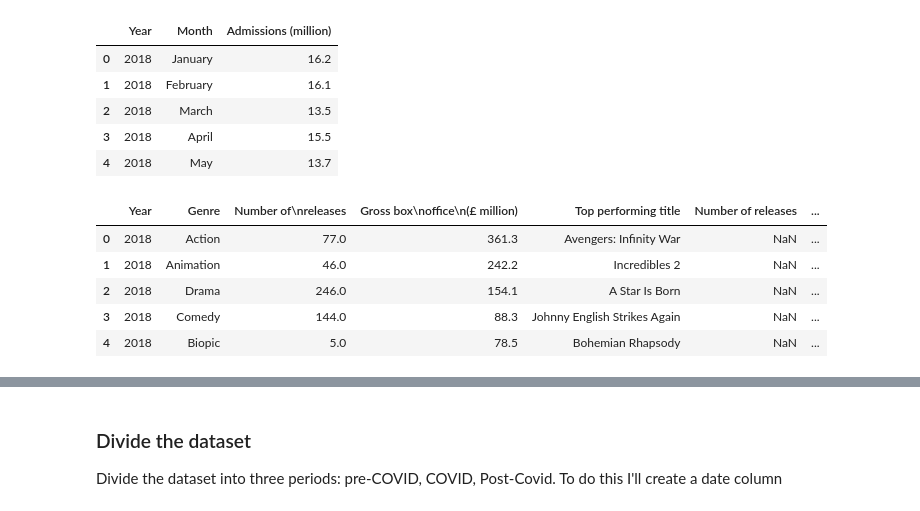
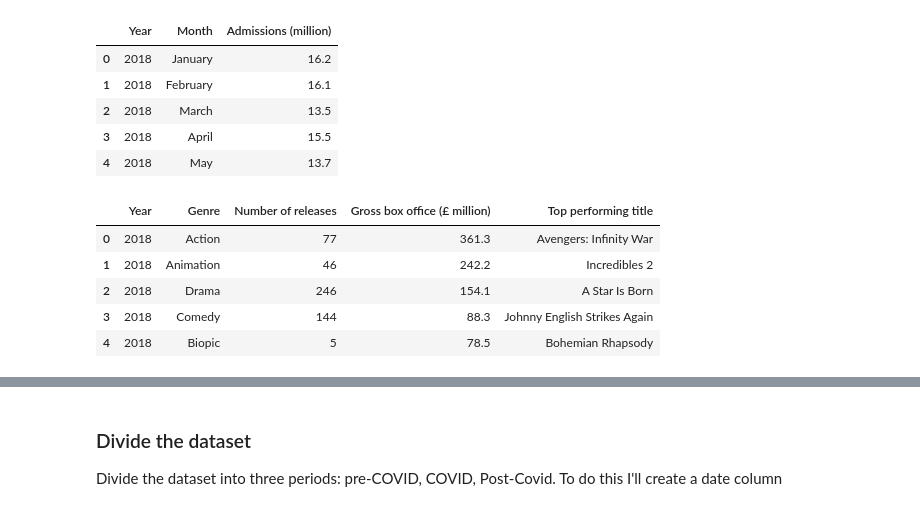
Before and after one commit to AJ-Horch/grounded_data_analyst, a Jupyter notebook: analsying_moive_data.ipynb, the cells around one changed output, grey strips where cells are left out. Saved outputs shown, nothing was run; the diff lists cells and outputs as text; code cells hidden in the pictures.

```diff
--- a/analsying_moive_data.ipynb
+++ b/analsying_moive_data.ipynb
@@ -23,20 +23,20 @@ admissions.head()
 | 3 | 2018 | April | 15.5 |
 | 4 | 2018 | May | 13.7 |
 # %%
-genres_url = "hhttps://raw.githubusercontent.com/AJ-Horch/grounded_data_analyst/refs/heads/main/genres%20(1).csv"
+genres_url = "https://raw.githubusercontent.com/AJ-Horch/grounded_data_analyst/refs/heads/main/genres%20(1).csv"
 distributors_url = "https://raw.githubusercontent.com/AJ-Horch/grounded_data_analyst/refs/heads/main/distributors%20(2).csv"
 
 genres = pd.read_csv(genres_url)
 distributors = pd.read_csv(distributors_url)
 
 genres.head()
 # %% [output]
-|  | Year | Genre | Number of\nreleases | Gross box\noffice\n(£ million) | Top performing title | Number of releases | ... |
-| 0 | 2018 | Action | 77.0 | 361.3 | Avengers: Infinity War | NaN | ... |
-| 1 | 2018 | Animation | 46.0 | 242.2 | Incredibles 2 | NaN | ... |
-| 2 | 2018 | Drama | 246.0 | 154.1 | A Star Is Born | NaN | ... |
-| 3 | 2018 | Comedy | 144.0 | 88.3 | Johnny English Strikes Again | NaN | ... |
-| 4 | 2018 | Biopic | 5.0 | 78.5 | Bohemian Rhapsody | NaN | ... |
+|  | Year | Genre | Number of releases | Gross box office (£ million) | Top performing title |
+| 0 | 2018 | Action | 77 | 361.3 | Avengers: Infinity War |
+| 1 | 2018 | Animation | 46 | 242.2 | Incredibles 2 |
+| 2 | 2018 | Drama | 246 | 154.1 | A Star Is Born |
+| 3 | 2018 | Comedy | 144 | 88.3 | Johnny English Strikes Again |
+| 4 | 2018 | Biopic | 5 | 78.5 | Bohemian Rhapsody |
 # %%
 distributors.head()
 # %% [output]
```
Also changed, not shown: parts of 28 cells of this notebook.
